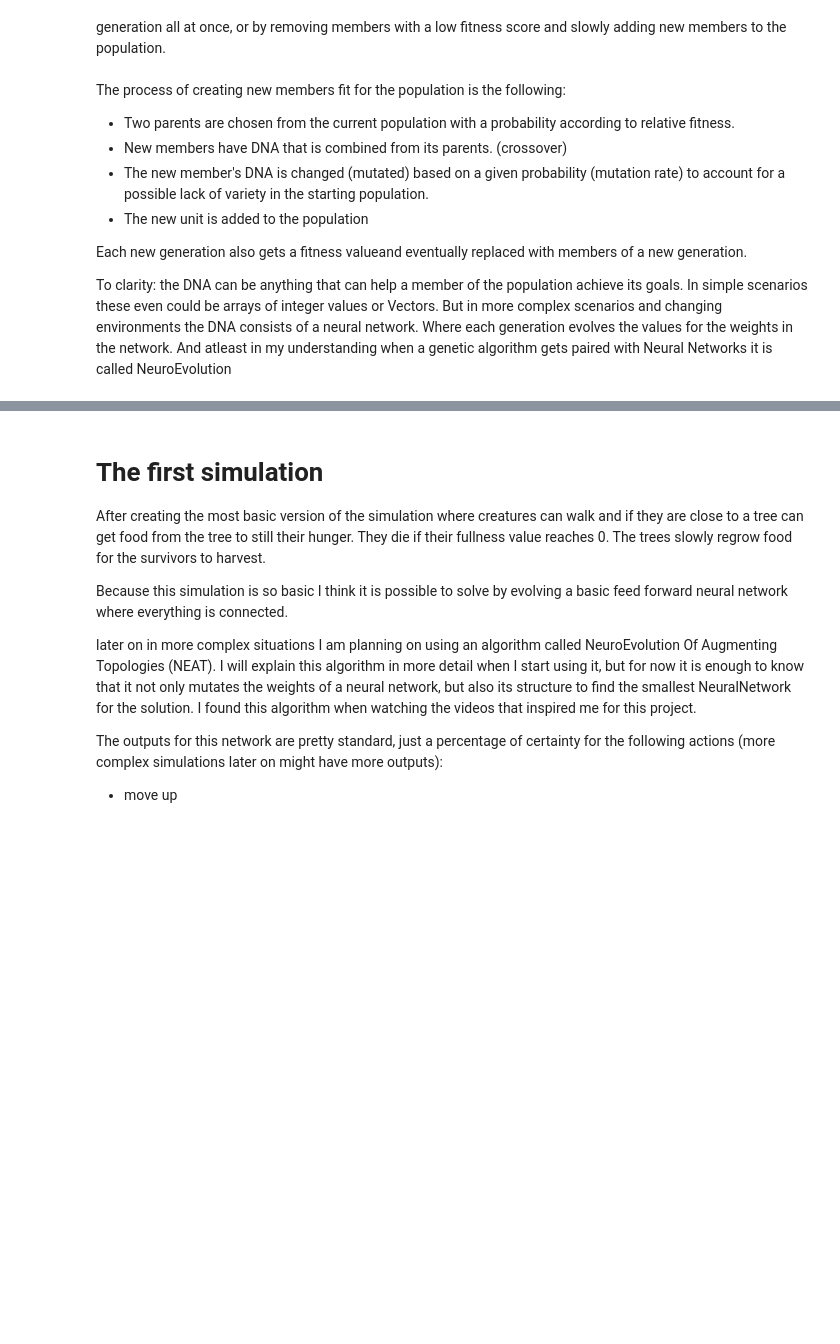
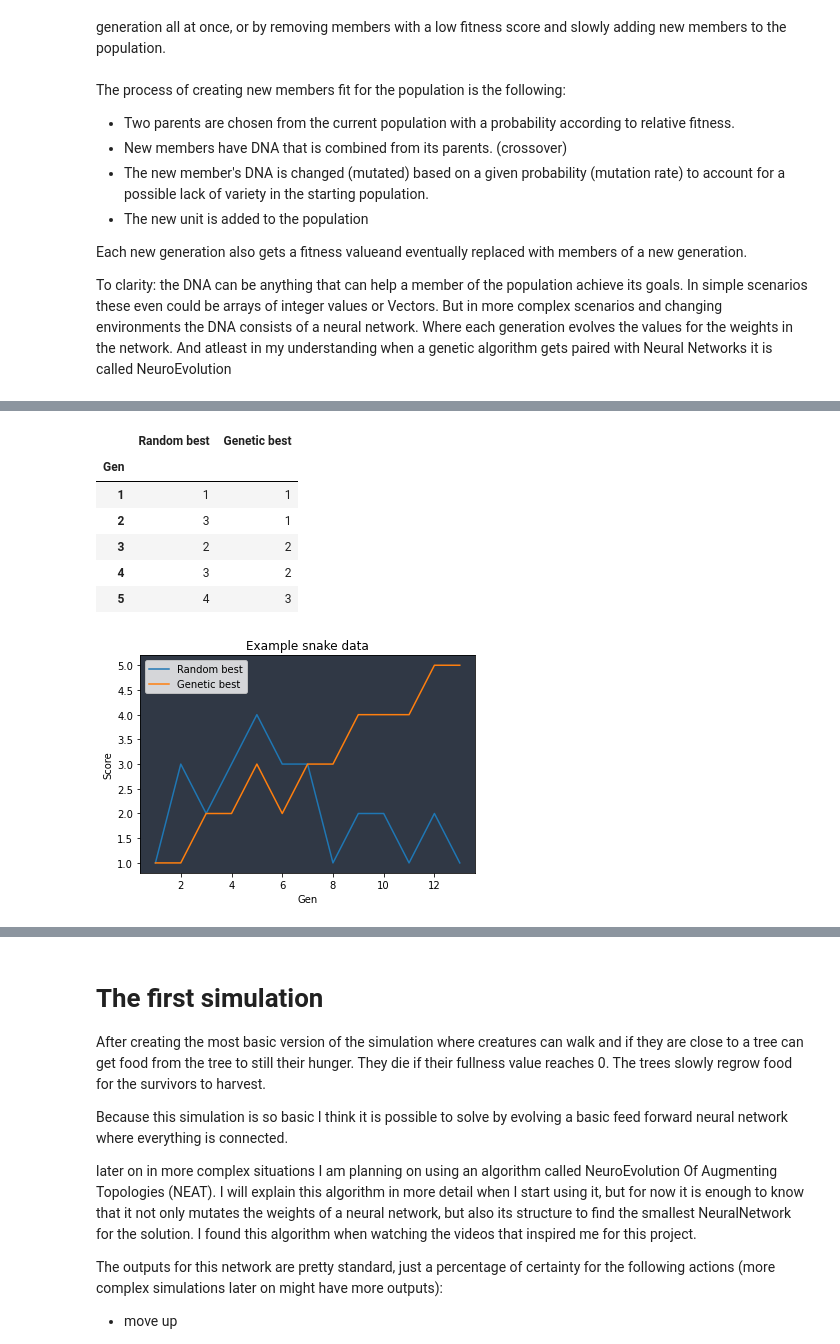
Before and after one commit to MatthijsFontys/AISocietyIndividualProject, a Jupyter notebook: Prologue.ipynb, the cells around one changed output, grey strips where cells are left out. Cells and saved outputs as stored; diff of their text form; code cells hidden in the pictures; blank space fills up the shorter version.

Commit message:
Add data collection in snake and jupyter

```diff
--- a/Prologue.ipynb
+++ b/Prologue.ipynb
@@ -361,0 +366,38 @@ collecting data to see how well they are doing, but this will never have a great
+# %%
+save_as_img = False
+snake_example_df = pd.DataFrame({
+    'Random best': [1, 3, 2, 3, 4, 3, 3, 1, 2, 2, 1, 2, 1],
+    'Genetic best': [1, 1, 2, 2, 3, 2, 3, 3, 4, 4, 4, 5, 5]
+})
+
+# start index at 1, since generation starts at 1
+snake_example_df.index+=1
+snake_example_df.index.name='Gen'
+
+def plot_snake(df, title):
+    # TODO: figure out how I can keep my code organized even when the notebook gets much larger
+    # TODO: figure out if I can use setup layout when using df.plot() instead
+    setup_layout()
+    # TODO: I need to learn matplotlib better and clean up plotting code
+    plt.plot(df)
+    plt.xlabel('Gen')
+    plt.ylabel('Score')
+    plt.title(title)
+    plt.legend(snake_example_df.columns, loc='upper left')
+
+plot_snake(snake_example_df, 'Example snake data')
+
+# it is easy to save a plot as an image
+if save_as_img:
+    plt.savefig('PlotImages/snake_example.png')
+
+snake_example_df.head()
+# %% [output]
+|  | Random best | Genetic best |
+| Gen |  |  |
+| 1 | 1 | 1 |
+| 2 | 3 | 1 |
+| 3 | 2 | 2 |
+| 4 | 3 | 2 |
+| 5 | 4 | 3 |
+[figure, added]
```
Also changed, not shown: parts of 9 cells of this notebook, 9 other files.
